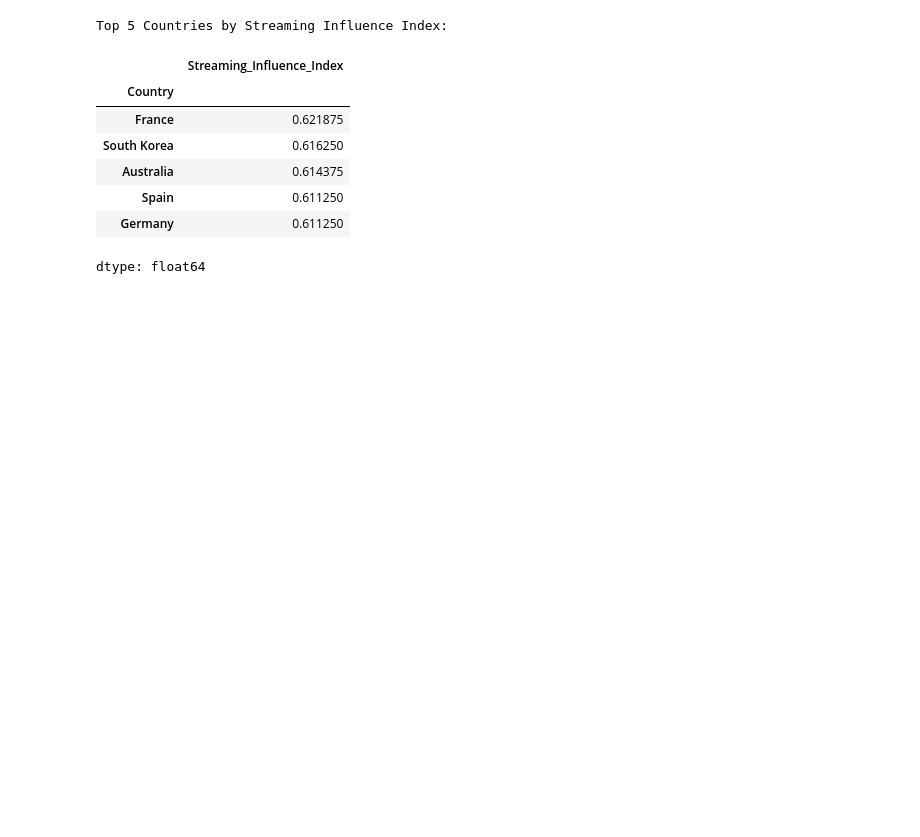
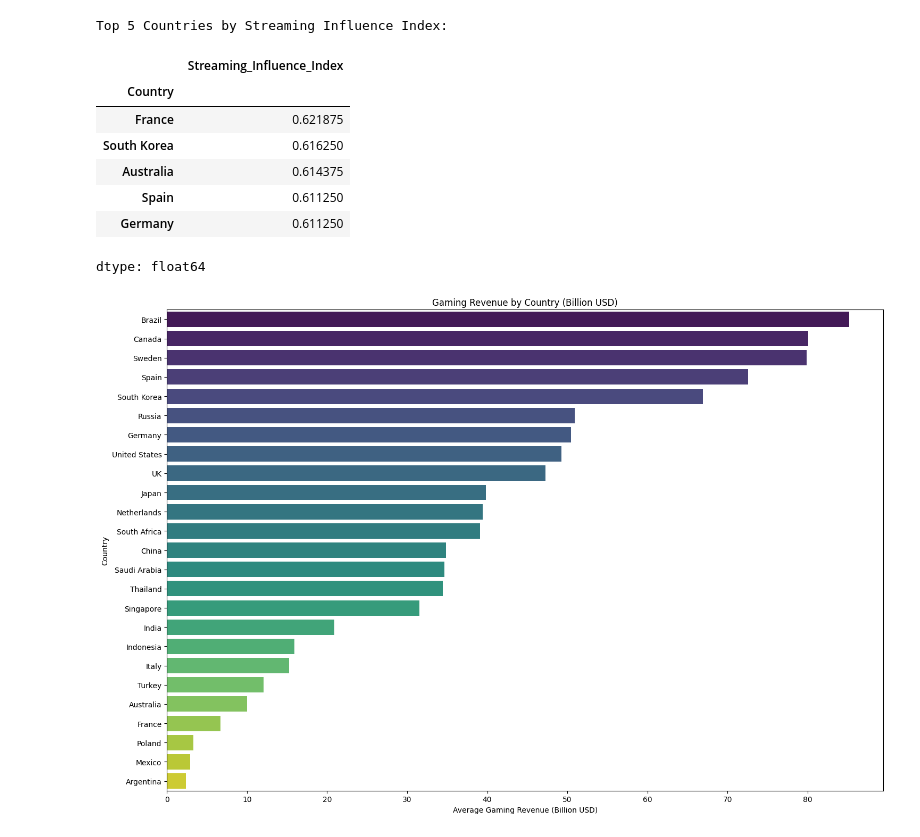
Before and after one commit to kxrrym03/Global-Games-eSports-Growth, a Jupyter notebook: Global_Gaming_&_eSports.ipynb, the cells around one changed output. Saved outputs shown, nothing was run; the diff lists cells and outputs as text; code cells hidden in the pictures; blank space fills up the shorter version.

```diff
--- a/Global_Gaming_&_eSports.ipynb
+++ b/Global_Gaming_&_eSports.ipynb
@@ -296,3 +296,15 @@ Top 5 Countries by Streaming Influence Index:
 | Spain | 0.611250 |
 | Germany | 0.611250 |
 dtype: float64
+# %%
+country_revenue_sorted = country_performance.sort_values(by='Gaming_Revenue_BillionUSD', ascending=False)
+
+plt.figure(figsize=(15, 10))
+sns.barplot(x='Gaming_Revenue_BillionUSD', y=country_revenue_sorted.index, data=country_revenue_sorted, hue=country_revenue_sorted.index, palette='viridis', legend=False)
+plt.title('Gaming Revenue by Country (Billion USD)')
+plt.xlabel('Average Gaming Revenue (Billion USD)')
+plt.ylabel('Country')
+plt.tight_layout()
+plt.show()
+# %% [output]
+[figure, added]
```
Also changed, not shown: parts of 1 cell of this notebook.
